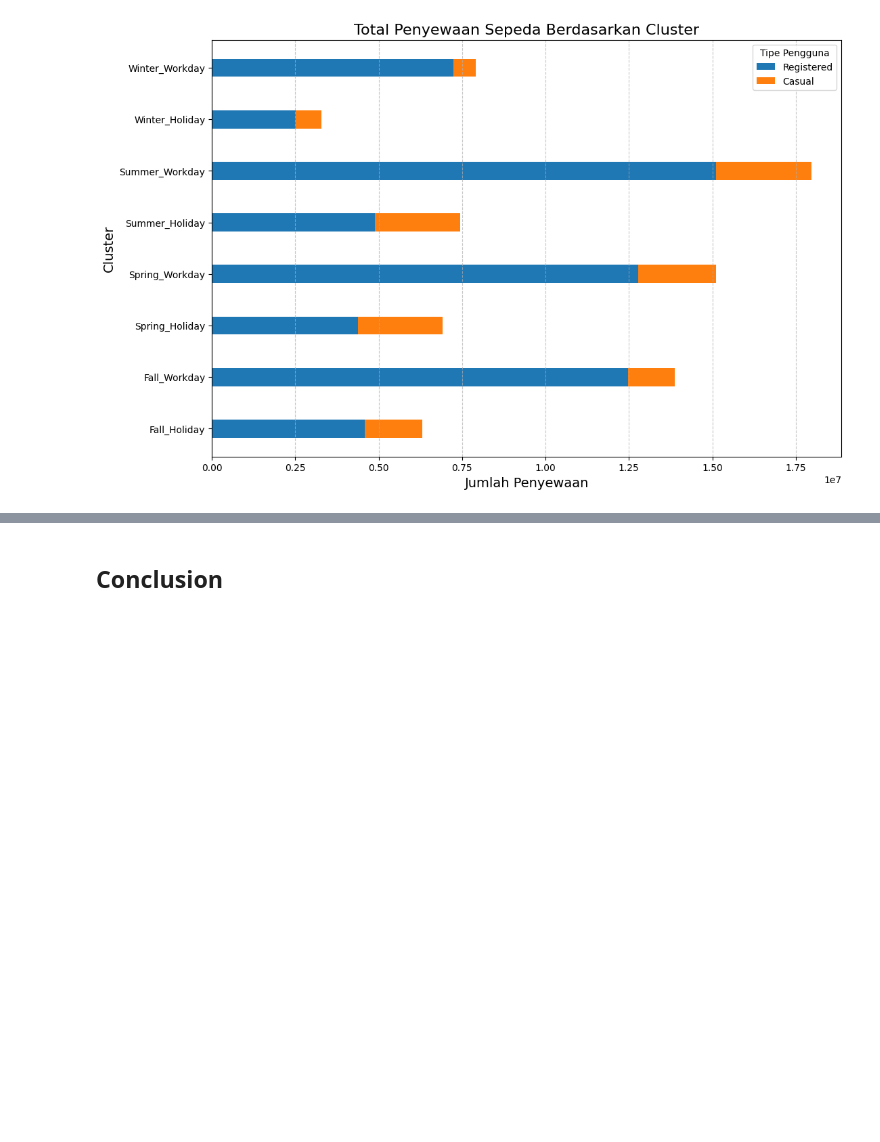
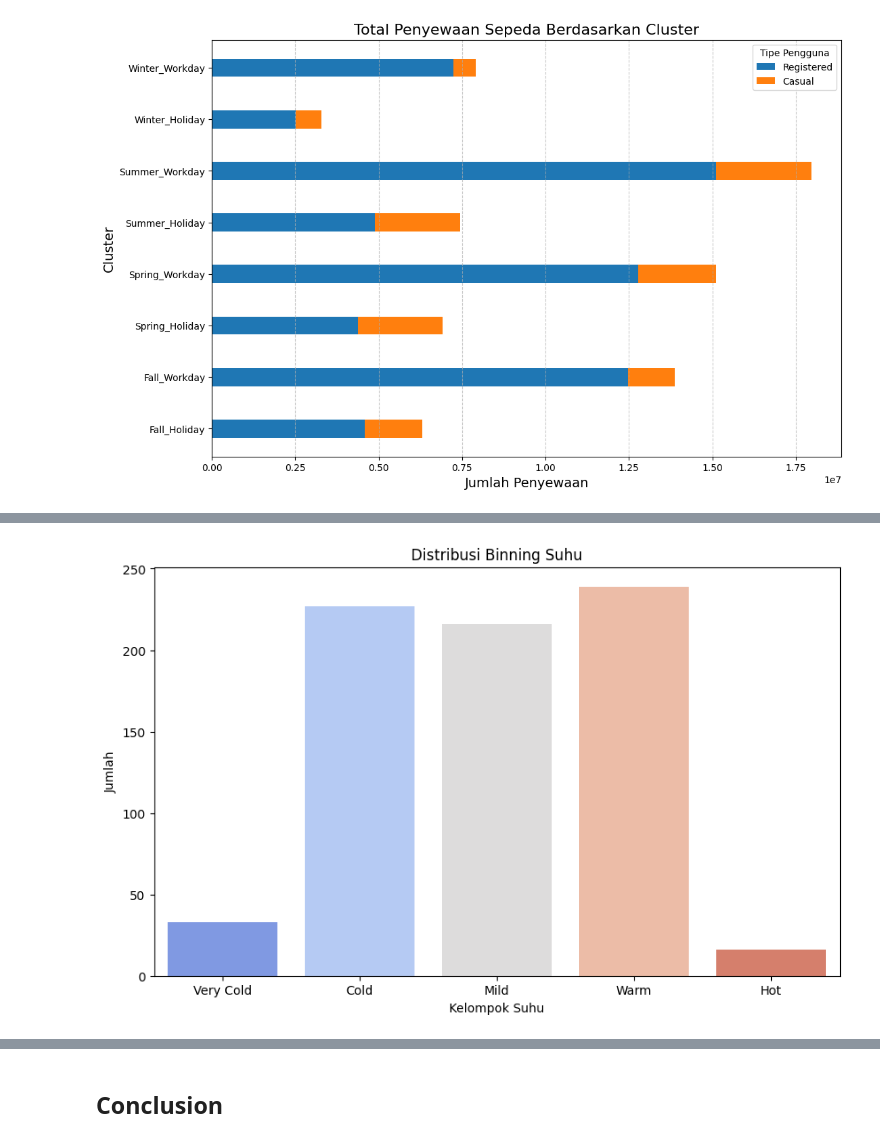
Before and after one commit to bagusangkasawan/data-analysis, a Jupyter notebook: notebook.ipynb, the cells around one changed output, grey strips where cells are left out. Saved outputs shown, nothing was run; the diff lists cells and outputs as text; code cells hidden in the pictures; blank space fills up the shorter version.

```diff
--- a/notebook.ipynb
+++ b/notebook.ipynb
@@ -440,0 +443,6 @@ plt.show()
+# %%
+bins = [0, 0.2, 0.4, 0.6, 0.8, 1.0]
+labels = ['Very Cold', 'Cold', 'Mild', 'Warm', 'Hot']
+day_df['temp_bin'] = pd.cut(day_df['temp'], bins=bins, labels=labels, right=False)
+temp_bin_counts = day_df['temp_bin'].value_counts().sort_index()
+print(temp_bin_counts)
@@ -441,2 +457,11 @@ plt.show()
+# %%
+plt.figure(figsize=(10, 6))
+sns.countplot(x='temp_bin', data=day_df, hue='temp_bin', palette='coolwarm', dodge=False, legend=False)
+plt.title('Distribusi Binning Suhu')
+plt.xlabel('Kelompok Suhu')
+plt.ylabel('Jumlah')
+plt.show()
+# %% [output]
+[figure, added]
 # %% [markdown]
 **Insight:**
```
Also changed, not shown: parts of 6 cells of this notebook, 1 other file.
